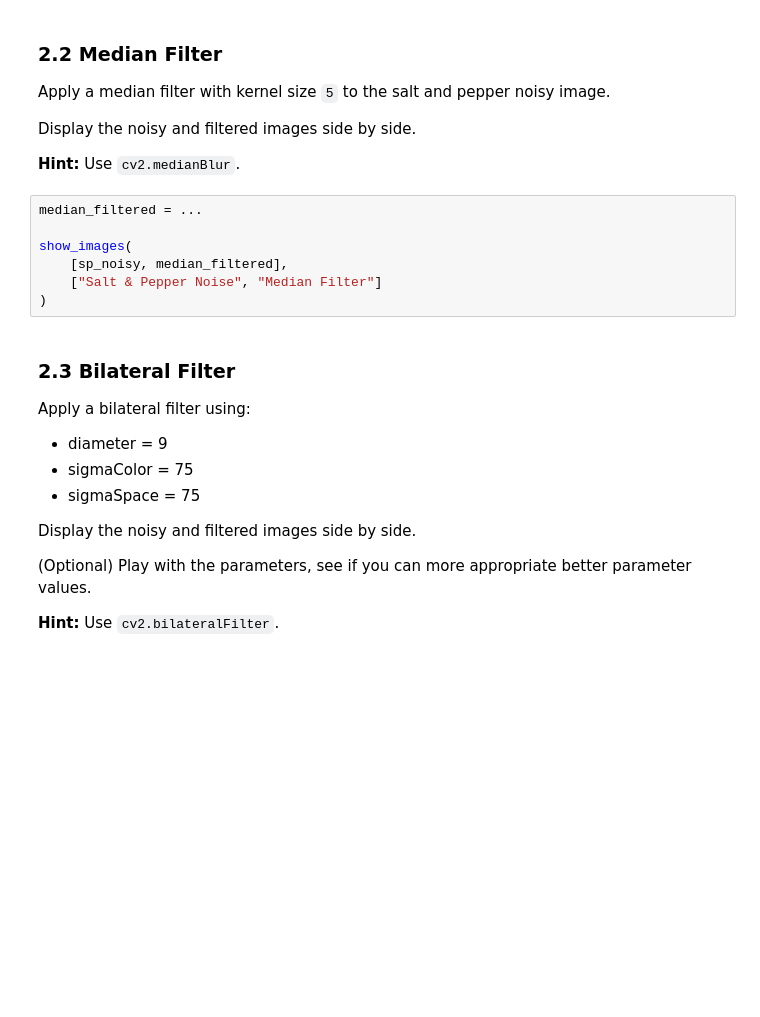
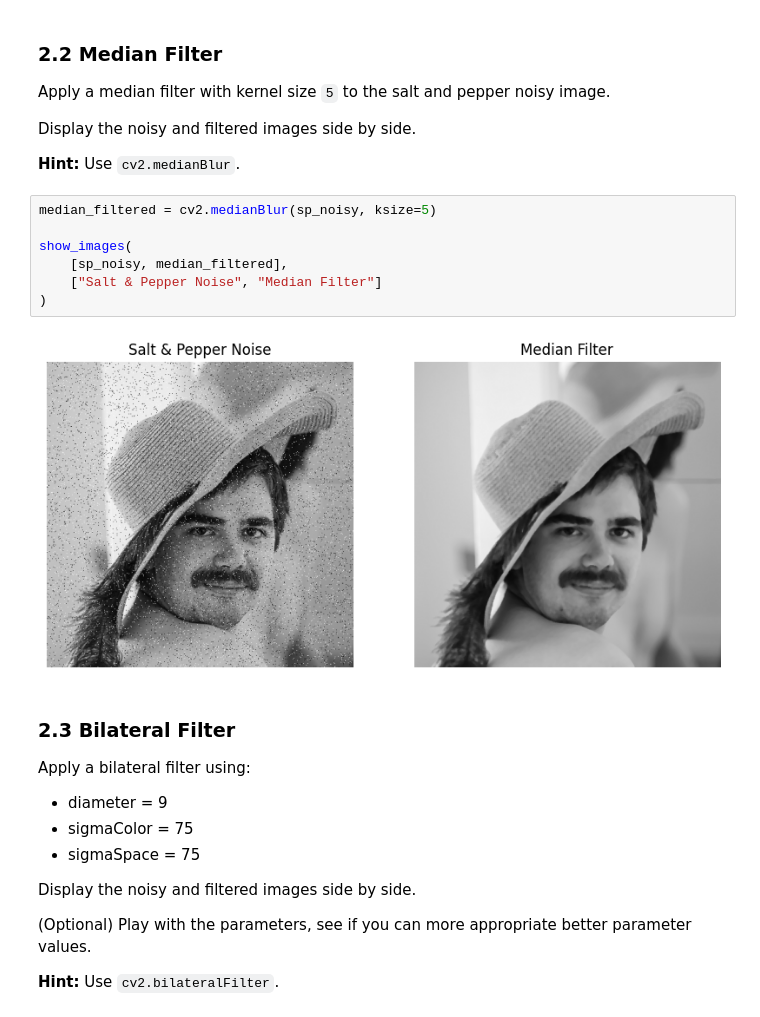
Before and after one commit to Dodo2k01/Image-Video-Processing-Labs, a Jupyter notebook: Lab3/Lab3.ipynb, the cells around one changed output. Saved outputs shown, nothing was run; the diff lists cells and outputs as text; blank space fills up the shorter version.

```diff
--- a/Lab3/Lab3.ipynb
+++ b/Lab3/Lab3.ipynb
@@ -89,12 +126,14 @@ Display the noisy and filtered images side by side.
 
 **Hint:** Use `cv2.medianBlur`.
 # %%
-median_filtered = ...
+median_filtered = cv2.medianBlur(sp_noisy, ksize=5)
 
 show_images(
     [sp_noisy, median_filtered],
     ["Salt & Pepper Noise", "Median Filter"]
 )
+# %% [output]
+[figure, added]
 # %% [markdown]
 ### 2.3 Bilateral Filter
 
```
Also changed, not shown: parts of 11 cells of this notebook, 1 other file.
